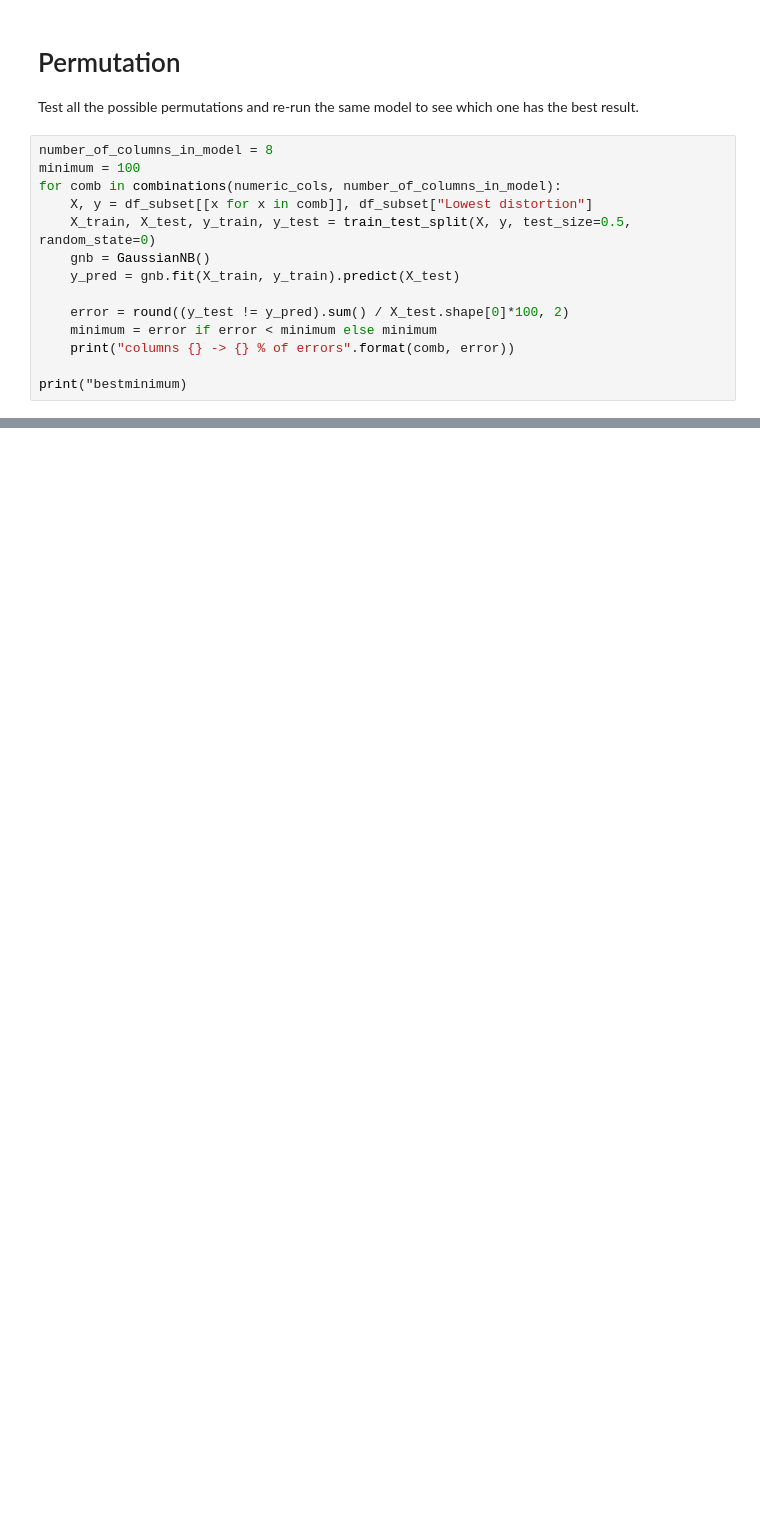
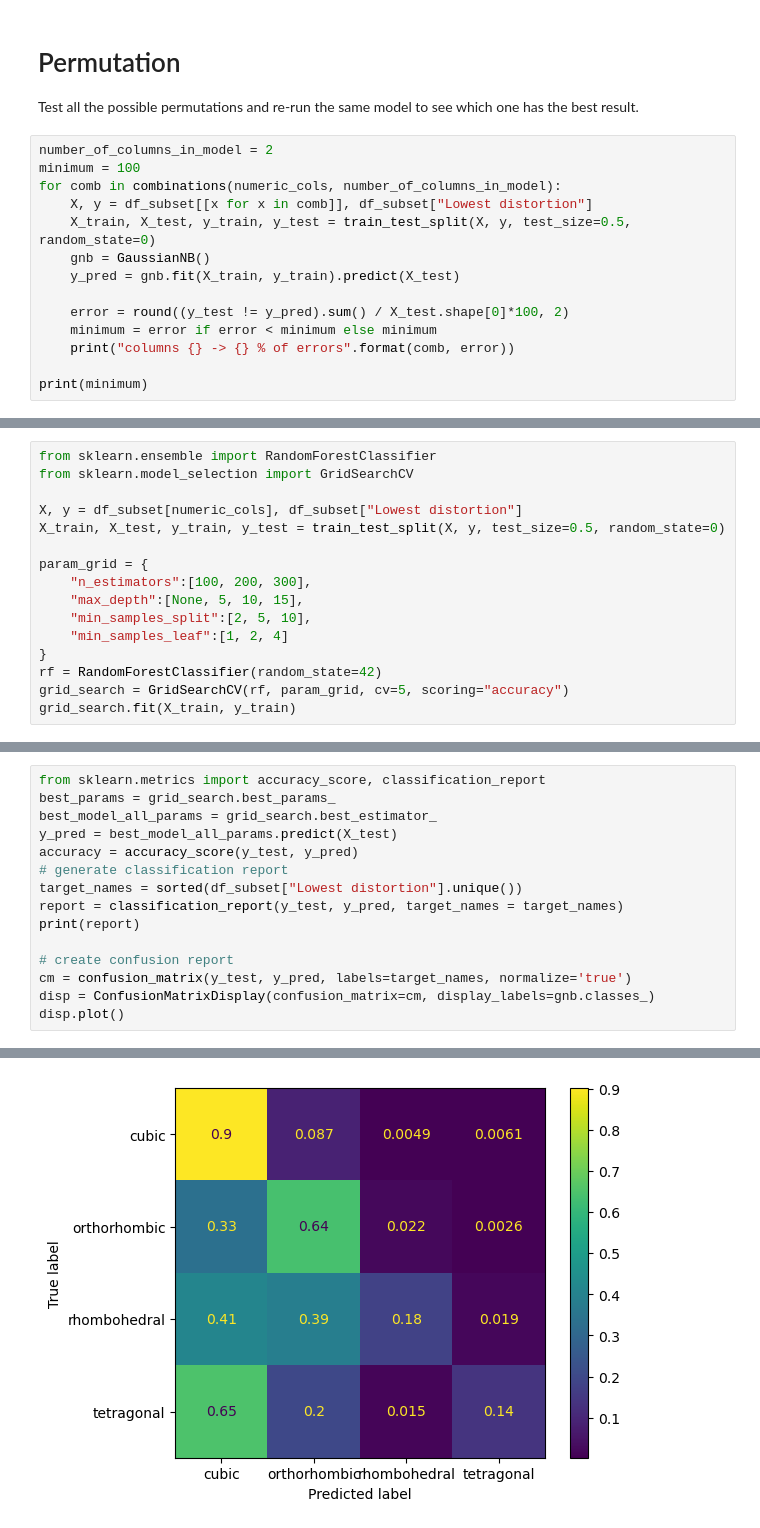
Before and after one commit to Dunckleosteus/Peroskite, a Jupyter notebook: test.ipynb, the cells around one changed output, grey strips where cells are left out. Drawn from its saved outputs; the diff is of its cells as text; blank space fills up the shorter version.

```diff
--- a/test.ipynb
+++ b/test.ipynb
@@ -132,7 +133,7 @@ Number of mislabeled points out of a total 2638 points : 1111
 # Permutation
 Test all the possible permutations and re-run the same model to see which one has the best result.
 # %%
-number_of_columns_in_model = 8
+number_of_columns_in_model = 2
 minimum = 100
 for comb in combinations(numeric_cols, number_of_columns_in_model):
     X, y = df_subset[[x for x in comb]], df_subset["Lowest distortion"]
@@ -144,5 +145,5 @@ for comb in combinations(numeric_cols, number_of_columns_in_model):
     minimum = error if error < minimum else minimum
     print("columns {} -> {} % of errors".format(comb, error))
 
-print("bestminimum)
+print(minimum)
 # %% [output]
@@ -165,0 +179,16 @@ columns ('r(BVI)(Å)', 'EN(A)', 'EN(B)', 'l(A-O)(Å)', 'l(B-O)(Å)', 'ΔENR', 't
+# %%
+from sklearn.ensemble import RandomForestClassifier
+from sklearn.model_selection import GridSearchCV
+
+X, y = df_subset[numeric_cols], df_subset["Lowest distortion"]
+X_train, X_test, y_train, y_test = train_test_split(X, y, test_size=0.5, random_state=0)
+
+param_grid = {
+    "n_estimators":[100, 200, 300],
+    "max_depth":[None, 5, 10, 15],
+    "min_samples_split":[2, 5, 10],
+    "min_samples_leaf":[1, 2, 4]
+}
+rf = RandomForestClassifier(random_state=42)
+grid_search = GridSearchCV(rf, param_grid, cv=5, scoring="accuracy")
+grid_search.fit(X_train, y_train)
@@ -165,0 +202,16 @@ columns ('r(BVI)(Å)', 'EN(A)', 'EN(B)', 'l(A-O)(Å)', 'l(B-O)(Å)', 'ΔENR', 't
+# %%
+from sklearn.metrics import accuracy_score, classification_report
+best_params = grid_search.best_params_
+best_model_all_params = grid_search.best_estimator_
+y_pred = best_model_all_params.predict(X_test)
+accuracy = accuracy_score(y_test, y_pred)
+# generate classification report
+target_names = sorted(df_subset["Lowest distortion"].unique())
+report = classification_report(y_test, y_pred, target_names = target_names)
+print(report)
+
+# create confusion report
+cm = confusion_matrix(y_test, y_pred, labels=target_names, normalize='true')
+disp = ConfusionMatrixDisplay(confusion_matrix=cm, display_labels=gnb.classes_)
+disp.plot()
+# %% [output]
@@ -165,0 +229 @@ columns ('r(BVI)(Å)', 'EN(A)', 'EN(B)', 'l(A-O)(Å)', 'l(B-O)(Å)', 'ΔENR', 't
+[figure, added]
```
Also changed, not shown: parts of 13 cells of this notebook.
